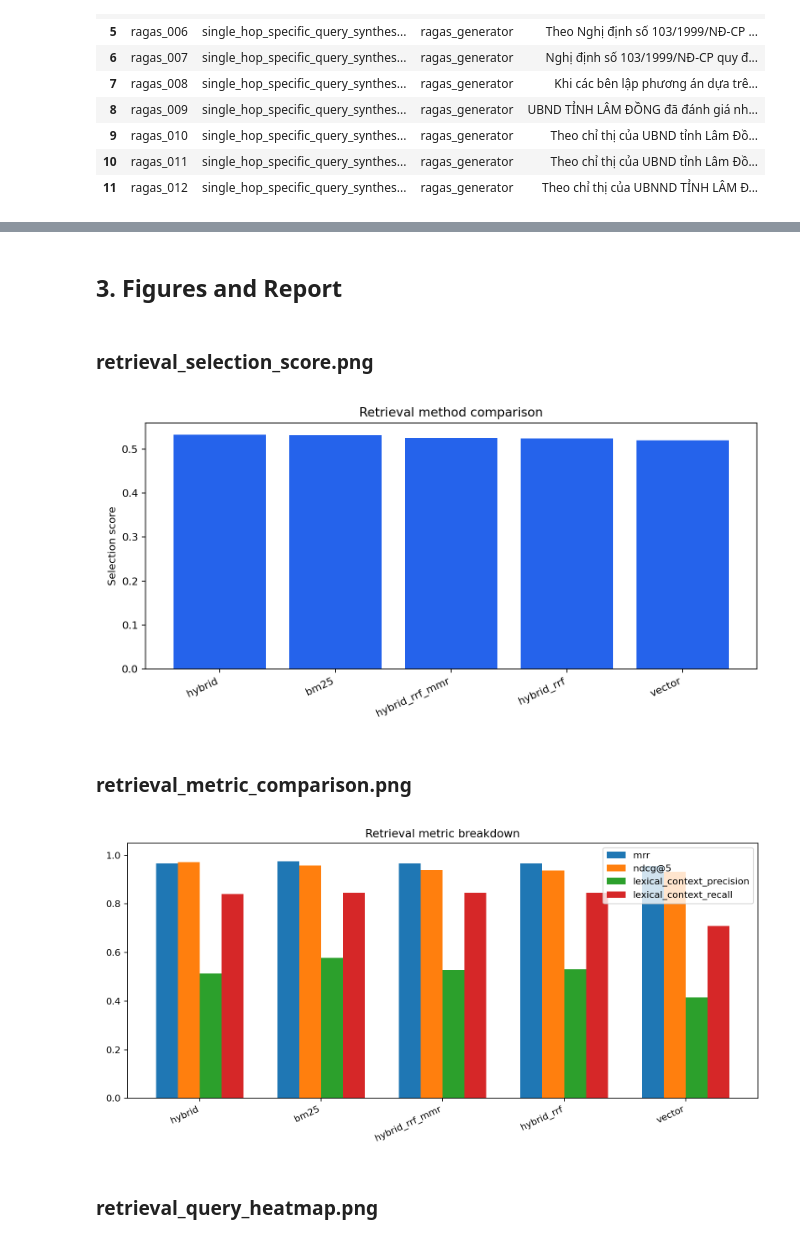
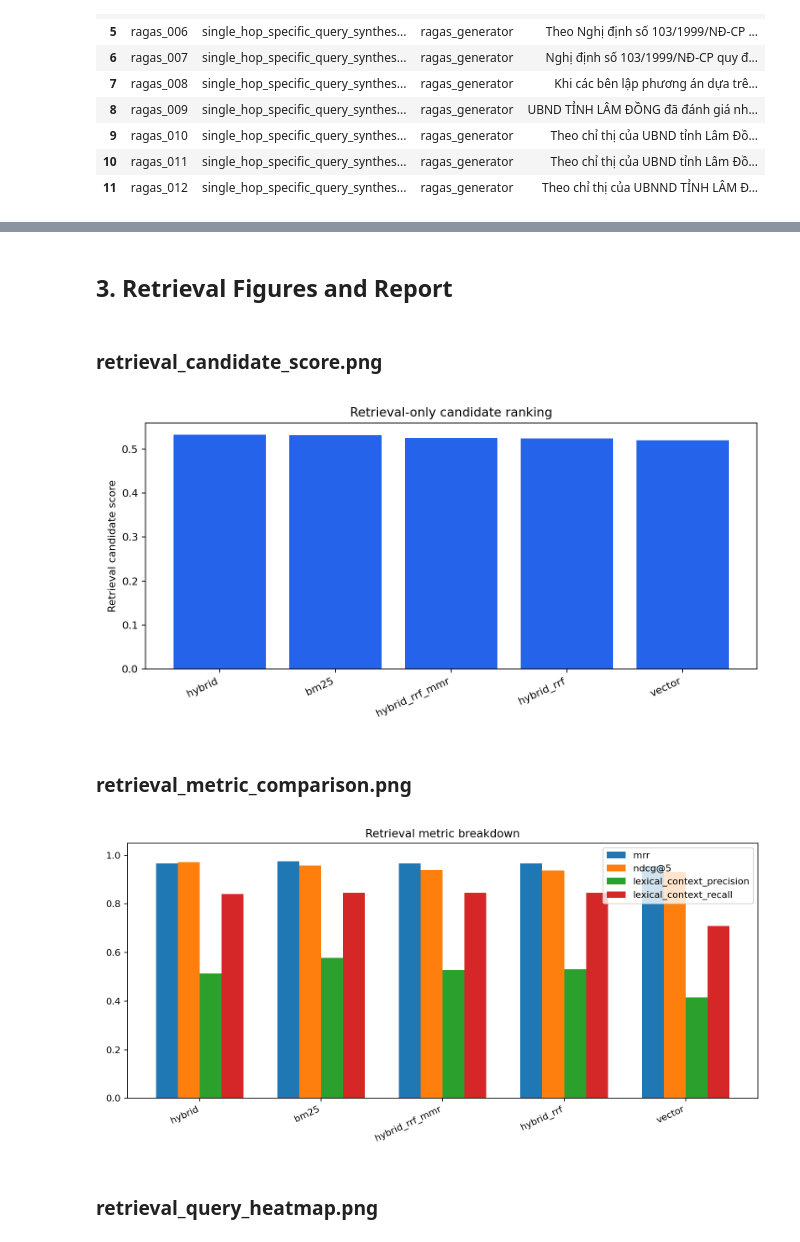
Before and after one commit to king14052004-crypto/vietnamese-legal-rag, a Jupyter notebook: notebooks/02_retrieval_experiments.ipynb, the cells around one changed output, grey strips where cells are left out. Drawn from its saved outputs; the diff is of its cells as text; code cells hidden in the pictures.

```diff
--- a/notebooks/02_retrieval_experiments.ipynb
+++ b/notebooks/02_retrieval_experiments.ipynb
@@ -119,5 +260,4 @@ Load RAGAS-generated benchmark questions. If the artifact is missing, generate i
 # %%
-
 def generate_ragas_questions():
     keys = gemini_keys()
     if not keys:
@@ -132,7 +272,7 @@ def generate_ragas_questions():
     from ragas.testset.persona import Persona
     from ragas.testset.synthesizers.single_hop.specific import SingleHopSpecificQuerySynthesizer
 
-    chunks = [chunk for chunk in chunk_documents(load_documents_from_jsonl(str(CORPUS_PATH))) if len(chunk.text) >= 400]
+    chunks = [chunk for chunk in chunk_documents(load_documents_from_jsonl(str(CORPUS_PATH)), max_words=CHUNK_MAX_WORDS, overlap=CHUNK_OVERLAP_WORDS) if len(chunk.text) >= 400]
     stride = max(1, len(chunks) // 12)
     source_docs = [
         Document(page_content=chunk.text[:600], metadata={"doc_id": chunk.doc_id, "title": chunk.title, "chunk_id": chunk.chunk_id})
@@ -355,8 +504,7 @@ def selection_score(row):
         cr = row["lexical_context_recall"]
     return 0.30 * row["mrr"] + 0.25 * row["ndcg@5"] + 0.25 * cp + 0.20 * cr
 # %%
-
-chunks = chunk_documents(load_documents_from_jsonl(str(CORPUS_PATH)))
+chunks = chunk_documents(load_documents_from_jsonl(str(CORPUS_PATH)), max_words=CHUNK_MAX_WORDS, overlap=CHUNK_OVERLAP_WORDS)
 if BENCHMARK_MAX_CHUNKS is not None:
     chunks = chunks[:BENCHMARK_MAX_CHUNKS]
 retriever = NotebookRetriever(chunks)
@@ -365,16 +513,18 @@ details, ragas_rows = [], []
 for method in METHODS:
     for item in questions:
         results = retriever.retrieve(item["question"], method, TOP_K)
+        contexts = [result.chunk.text for result in results]
         row = {
             "question_id": item["id"],
             "question": item["question"],
             "reference": item["reference"],
             "method": method,
             "top_title": results[0].chunk.title if results else None,
-            "contexts": [result.chunk.text for result in results],
+            "contexts": contexts,
+            "citations": [serialize_result(result) for result in results],
             **local_metrics(results, item),
         }
-        details.append({key: value for key, value in row.items() if key != "contexts"})
+        details.append(row)
         ragas_rows.append(row)
 
 ragas_scores = ragas_context_scores(ragas_rows)
@@ -387,21 +537,25 @@ for method in METHODS:
         "ragas_context_precision": ragas_scores.get(method, {}).get("ragas_context_precision"),
         "ragas_context_recall": ragas_scores.get(method, {}).get("ragas_context_recall"),
     }
-    aggregate["selection_score"] = selection_score(aggregate)
+    aggregate["retrieval_candidate_score"] = retrieval_candidate_score(aggregate)
     summary.append(aggregate)
 
-selected_method = sorted(summary, key=lambda row: (row["selection_score"], row["mrr"], row["ndcg@5"]), reverse=True)[0]["method"]
+summary = sorted(summary, key=lambda row: (row["retrieval_candidate_score"], row["mrr"], row["ndcg@5"]), reverse=True)
 retrieval_report = {
     "question_count": len(questions),
     "num_chunks": len(chunks),
     "methods": METHODS,
+    "top_k": TOP_K,
+    "chunk_max_words": CHUNK_MAX_WORDS,
+    "chunk_overlap_words": CHUNK_OVERLAP_WORDS,
     "ragas_backend": "ragas_evaluate_non_llm",
-    "selected_method": selected_method,
+    "selection_stage": "retrieval_only_no_final_method",
+    "final_selection": None,
     "summary": summary,
     "details": details,
 }
 RETRIEVAL_JSON.write_text(json.dumps(sanitize(retrieval_report), ensure_ascii=False, indent=2), encoding="utf-8")
-retrieval_df = pd.DataFrame(summary).sort_values("selection_score", ascending=False)
-print("selected:", selected_method)
+retrieval_df = pd.DataFrame(summary)
+display(Markdown("Notebook 02 chỉ xếp hạng retrieval candidates. Final method sẽ được chọn ở notebook 03."))
 retrieval_df
 # %% [output]
@@ -415,49 +569,48 @@ selected: hybrid
 # %% [markdown]
-## 3. Figures and Report
+## 3. Retrieval Figures and Report
 # %%
-
-ordered = retrieval_df.sort_values("selection_score", ascending=False)
+ordered = retrieval_df.sort_values("retrieval_candidate_score", ascending=False)
 plt.figure(figsize=(9, 4.5))
-plt.bar(ordered["method"], ordered["selection_score"], color="#2563eb")
-plt.ylabel("Selection score")
-plt.title("Retrieval method comparison")
+plt.bar(ordered["method"], ordered["retrieval_candidate_score"], color="#2563eb")
+plt.ylabel("Retrieval candidate score")
+plt.title("Retrieval-only candidate ranking")
 plt.xticks(rotation=25, ha="right")
 plt.tight_layout()
-plt.savefig(FIGURES_DIR / "retrieval_selection_score.png", dpi=160)
+plt.savefig(FIGURES_DIR / "retrieval_candidate_score.png", dpi=160)
 plt.close()
 
 metric_cols = ["mrr", "ndcg@5", "lexical_context_precision", "lexical_context_recall"]
 x = np.arange(len(retrieval_df["method"]))
 width = 0.18
 plt.figure(figsize=(10, 5))
 for idx, metric in enumerate(metric_cols):
     plt.bar(x + (idx - 1.5) * width, retrieval_df[metric], width=width, label=metric)
 plt.xticks(x, retrieval_df["method"], rotation=25, ha="right")
 plt.ylim(0, 1.05)
 plt.title("Retrieval metric breakdown")
 plt.legend()
 plt.tight_layout()
 plt.savefig(FIGURES_DIR / "retrieval_metric_comparison.png", dpi=160)
 plt.close()
 
 details_df = pd.DataFrame(details)
 pivot = details_df.pivot_table(index="question_id", columns="method", values="ndcg@5", aggfunc="mean")
 plt.figure(figsize=(9, 7))
 plt.imshow(pivot.values, aspect="auto", cmap="Blues", vmin=0, vmax=1)
 plt.colorbar(label="nDCG@5")
 plt.xticks(range(len(pivot.columns)), pivot.columns, rotation=25, ha="right")
 plt.yticks(range(len(pivot.index)), pivot.index)
 plt.title("Per-question retrieval quality")
 plt.tight_layout()
 plt.savefig(FIGURES_DIR / "retrieval_query_heatmap.png", dpi=160)
 plt.close()
 
-for name in ["retrieval_selection_score.png", "retrieval_metric_comparison.png", "retrieval_query_heatmap.png"]:
+for name in ["retrieval_candidate_score.png", "retrieval_metric_comparison.png", "retrieval_query_heatmap.png"]:
     display(Markdown(f"### {name}"))
     display(Image(filename=str(FIGURES_DIR / name)))
 # %% [output]
-### retrieval_selection_score.png
+### retrieval_candidate_score.png
-[figure, old version]
+[figure, new version]
 ### retrieval_metric_comparison.png
 [figure]
 ### retrieval_query_heatmap.png
```
Also changed, not shown: parts of 12 cells of this notebook, 21 other files.
